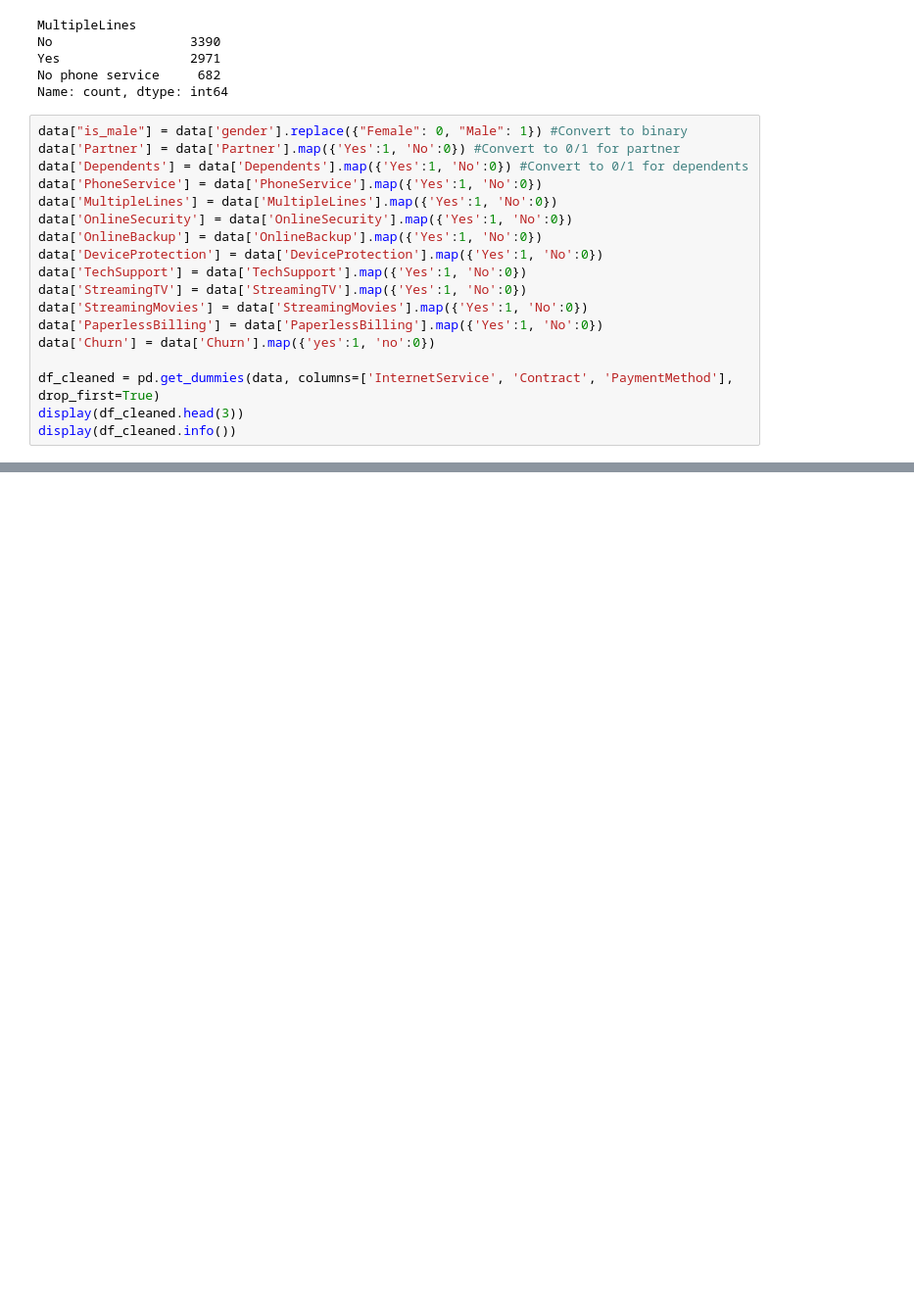
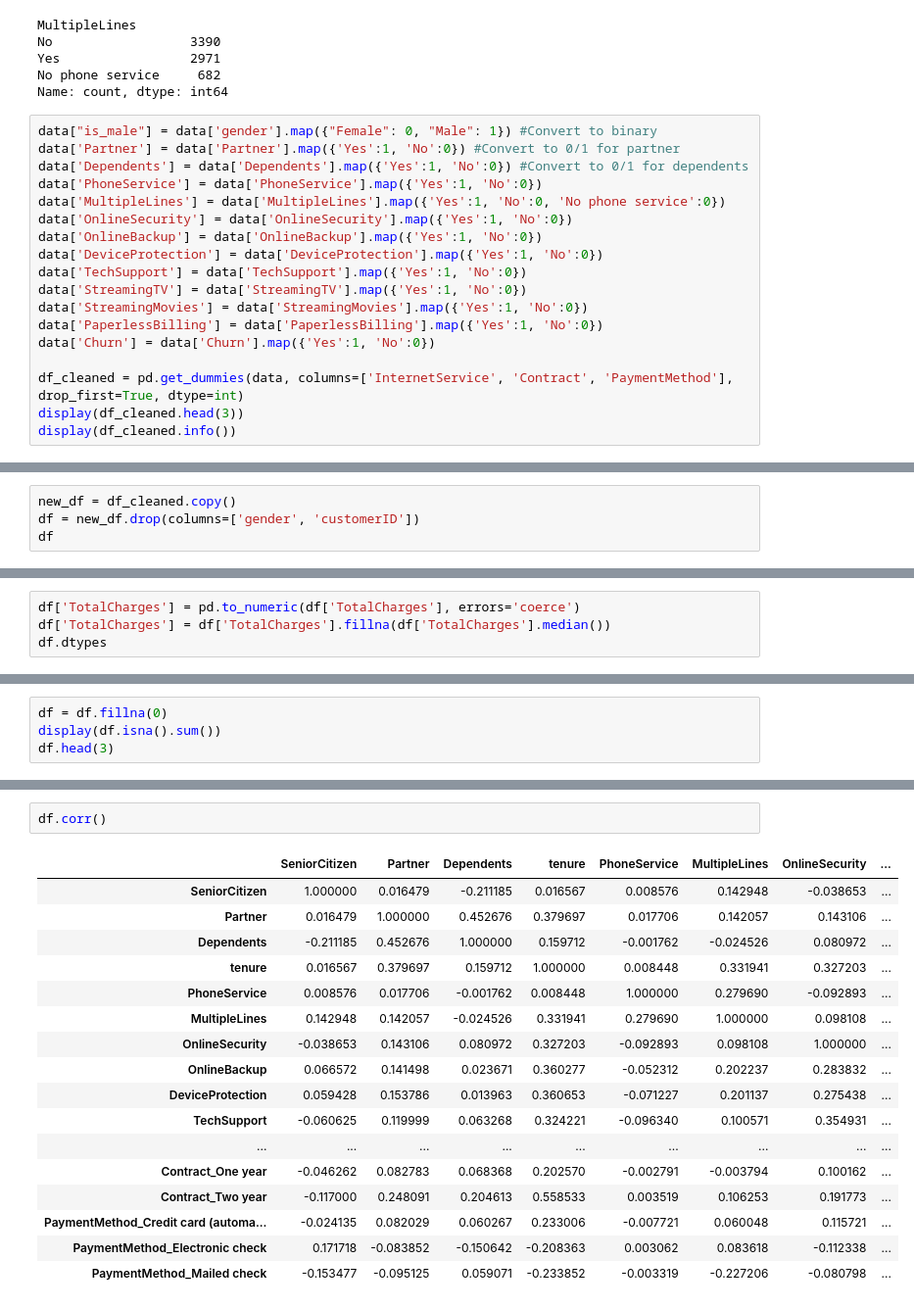
Before and after one commit to BOYSABIO/Machine-Learning-Roadmap, a Jupyter notebook: MACHINE_LEARNING/SUPERVISED_LEARNING/02_CLASSIFICATION/02_Logistic_Regression_practice.ipynb, the cells around one changed output, grey strips where cells are left out. Shown at 98% size. Cells and saved outputs as stored; diff of their text form; blank space fills up the shorter version.

Commit message:
Found NANs and cleaned them as well as converted all non-numeric variables to numeric. Ready for further EDA

```diff
--- a/MACHINE_LEARNING/SUPERVISED_LEARNING/02_CLASSIFICATION/02_Logistic_Regression_practice.ipynb
+++ b/MACHINE_LEARNING/SUPERVISED_LEARNING/02_CLASSIFICATION/02_Logistic_Regression_practice.ipynb
@@ -60,11 +69,11 @@ Yes                 2971
 No phone service     682
 Name: count, dtype: int64
 # %%
-data["is_male"] = data['gender'].replace({"Female": 0, "Male": 1}) #Convert to binary
+data["is_male"] = data['gender'].map({"Female": 0, "Male": 1}) #Convert to binary
 data['Partner'] = data['Partner'].map({'Yes':1, 'No':0}) #Convert to 0/1 for partner
 data['Dependents'] = data['Dependents'].map({'Yes':1, 'No':0}) #Convert to 0/1 for dependents
 data['PhoneService'] = data['PhoneService'].map({'Yes':1, 'No':0})
-data['MultipleLines'] = data['MultipleLines'].map({'Yes':1, 'No':0})
+data['MultipleLines'] = data['MultipleLines'].map({'Yes':1, 'No':0, 'No phone service':0})
 data['OnlineSecurity'] = data['OnlineSecurity'].map({'Yes':1, 'No':0})
 data['OnlineBackup'] = data['OnlineBackup'].map({'Yes':1, 'No':0})
 data['DeviceProtection'] = data['DeviceProtection'].map({'Yes':1, 'No':0})
@@ -72,9 +81,9 @@ data['TechSupport'] = data['TechSupport'].map({'Yes':1, 'No':0})
 data['StreamingTV'] = data['StreamingTV'].map({'Yes':1, 'No':0})
 data['StreamingMovies'] = data['StreamingMovies'].map({'Yes':1, 'No':0})
 data['PaperlessBilling'] = data['PaperlessBilling'].map({'Yes':1, 'No':0})
-data['Churn'] = data['Churn'].map({'yes':1, 'no':0})
+data['Churn'] = data['Churn'].map({'Yes':1, 'No':0})
 
-df_cleaned = pd.get_dummies(data, columns=['InternetService', 'Contract', 'PaymentMethod'], drop_first=True)
+df_cleaned = pd.get_dummies(data, columns=['InternetService', 'Contract', 'PaymentMethod'], drop_first=True, dtype=int)
 display(df_cleaned.head(3))
 display(df_cleaned.info())
 # %% [output]
@@ -103,0 +112,4 @@ None
+# %%
+new_df = df_cleaned.copy()
+df = new_df.drop(columns=['gender', 'customerID'])
+df
@@ -103,0 +130,4 @@ None
+# %%
+df['TotalCharges'] = pd.to_numeric(df['TotalCharges'], errors='coerce')
+df['TotalCharges'] = df['TotalCharges'].fillna(df['TotalCharges'].median())
+df.dtypes
@@ -103,0 +196,4 @@ None
+# %%
+df = df.fillna(0)
+display(df.isna().sum())
+df.head(3)
@@ -103,0 +224,20 @@ None
+# %%
+df.corr()
+# %% [output]
+|  | SeniorCitizen | Partner | Dependents | tenure | PhoneService | MultipleLines | OnlineSecurity | ... |
+| SeniorCitizen | 1.000000 | 0.016479 | -0.211185 | 0.016567 | 0.008576 | 0.142948 | -0.038653 | ... |
+| Partner | 0.016479 | 1.000000 | 0.452676 | 0.379697 | 0.017706 | 0.142057 | 0.143106 | ... |
+| Dependents | -0.211185 | 0.452676 | 1.000000 | 0.159712 | -0.001762 | -0.024526 | 0.080972 | ... |
+| tenure | 0.016567 | 0.379697 | 0.159712 | 1.000000 | 0.008448 | 0.331941 | 0.327203 | ... |
+| PhoneService | 0.008576 | 0.017706 | -0.001762 | 0.008448 | 1.000000 | 0.279690 | -0.092893 | ... |
+| MultipleLines | 0.142948 | 0.142057 | -0.024526 | 0.331941 | 0.279690 | 1.000000 | 0.098108 | ... |
+| OnlineSecurity | -0.038653 | 0.143106 | 0.080972 | 0.327203 | -0.092893 | 0.098108 | 1.000000 | ... |
+| OnlineBackup | 0.066572 | 0.141498 | 0.023671 | 0.360277 | -0.052312 | 0.202237 | 0.283832 | ... |
+| DeviceProtection | 0.059428 | 0.153786 | 0.013963 | 0.360653 | -0.071227 | 0.201137 | 0.275438 | ... |
+| TechSupport | -0.060625 | 0.119999 | 0.063268 | 0.324221 | -0.096340 | 0.100571 | 0.354931 | ... |
+| ... | ... | ... | ... | ... | ... | ... | ... | ... |
+| Contract_One year | -0.046262 | 0.082783 | 0.068368 | 0.202570 | -0.002791 | -0.003794 | 0.100162 | ... |
+| Contract_Two year | -0.117000 | 0.248091 | 0.204613 | 0.558533 | 0.003519 | 0.106253 | 0.191773 | ... |
+| PaymentMethod_Credit card (automa... | -0.024135 | 0.082029 | 0.060267 | 0.233006 | -0.007721 | 0.060048 | 0.115721 | ... |
+| PaymentMethod_Electronic check | 0.171718 | -0.083852 | -0.150642 | -0.208363 | 0.003062 | 0.083618 | -0.112338 | ... |
+| PaymentMethod_Mailed check | -0.153477 | -0.095125 | 0.059071 | -0.233852 | -0.003319 | -0.227206 | -0.080798 | ... |
```
Also changed, not shown: parts of 10 cells of this notebook.
